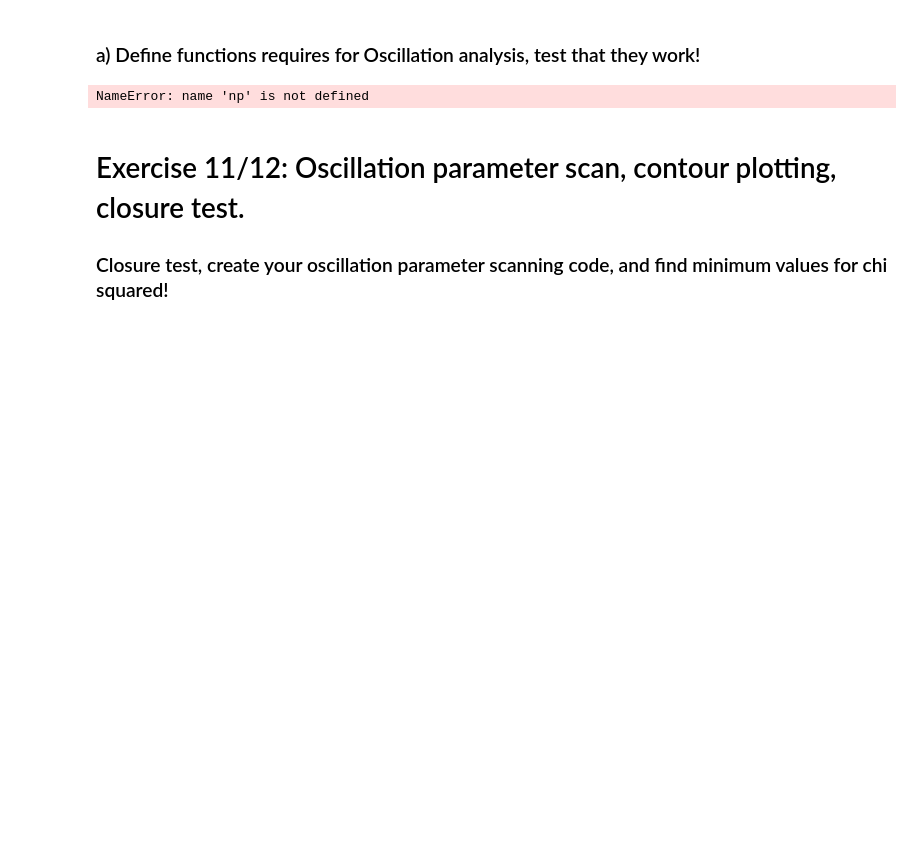
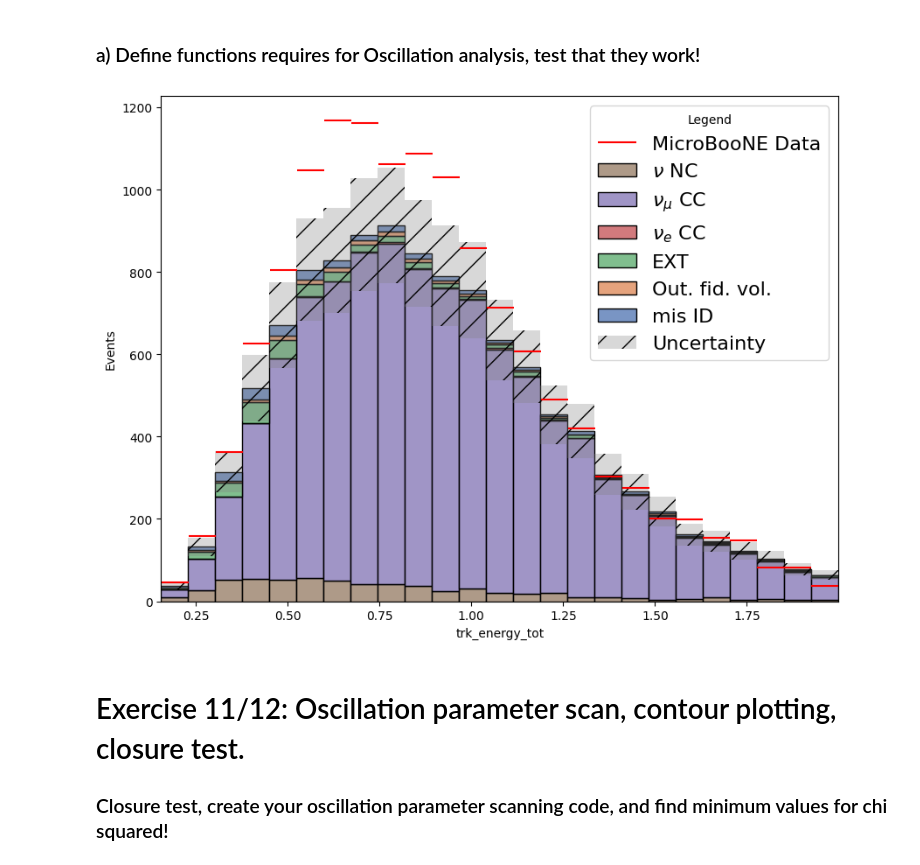
Before and after one commit to VadanKhan/particle-ml-project, a Jupyter notebook: particle_ml_project/MainAnalysis_template.ipynb, the cells around one changed output. Saved outputs shown, nothing was run; the diff lists cells and outputs as text; code cells hidden in the pictures; blank space fills up the shorter version.

```diff
--- a/particle_ml_project/MainAnalysis_template.ipynb
+++ b/particle_ml_project/MainAnalysis_template.ipynb
@@ -569,20 +565,22 @@ def neutrino_oscillation_remaining(neutrino_energy, mixing_angle, dist_travelled
 # %%
 # muon disappearance application to reconstructed neutrino energy
 DIST_TRAVELLED = 0.47 # km
 NEUTRINO_MASS_DELTA = 100 # eV
 MIXING_ANGLE = np.pi / 12 # radians
 
 neutrino_energies = MC_EXT_CUT['true_E']
 original_weights = MC_EXT_CUT['weight']
 remaining_probs = np.array([])
 for energy in neutrino_energies:
     prob = neutrino_oscillation_remaining(energy, MIXING_ANGLE, DIST_TRAVELLED, NEUTRINO_MASS_DELTA)
     remaining_probs = np.append(remaining_probs, prob)
 adjusted_weights = remaining_probs * original_weights
 MC_EXT_CUT_oscillated = MC_EXT_CUT.copy()
 MC_EXT_CUT_oscillated['weight'] = adjusted_weights
+
+counts_exp, counts_sim, errors = create_histogram(MC_EXT_CUT_oscillated, data_frame, 25)
 # %% [output]
-NameError: name 'np' is not defined
+[figure, added]
 # %%
 # chi squared function
 def chi_squared_histogram(bin_heights_exp: np.array, bin_heights_pred: np.array, pred_errors: np.array):
```
Also changed, not shown: parts of 13 cells of this notebook.
